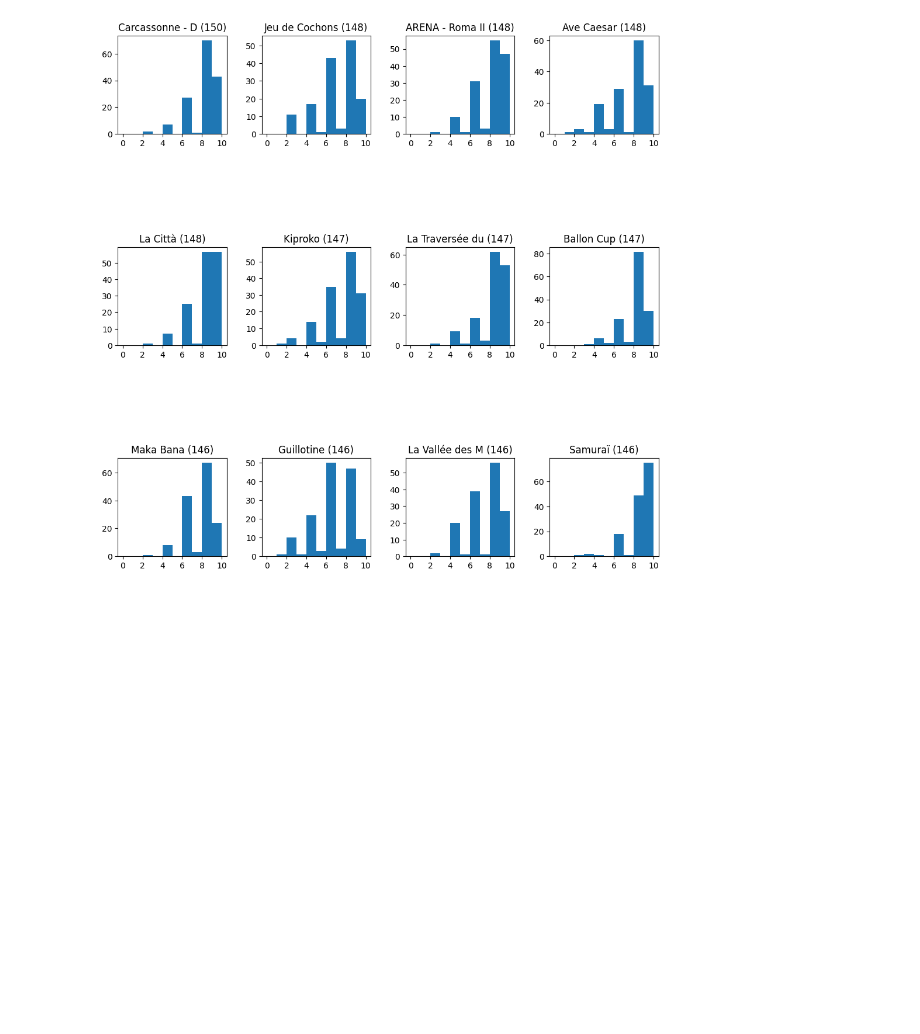
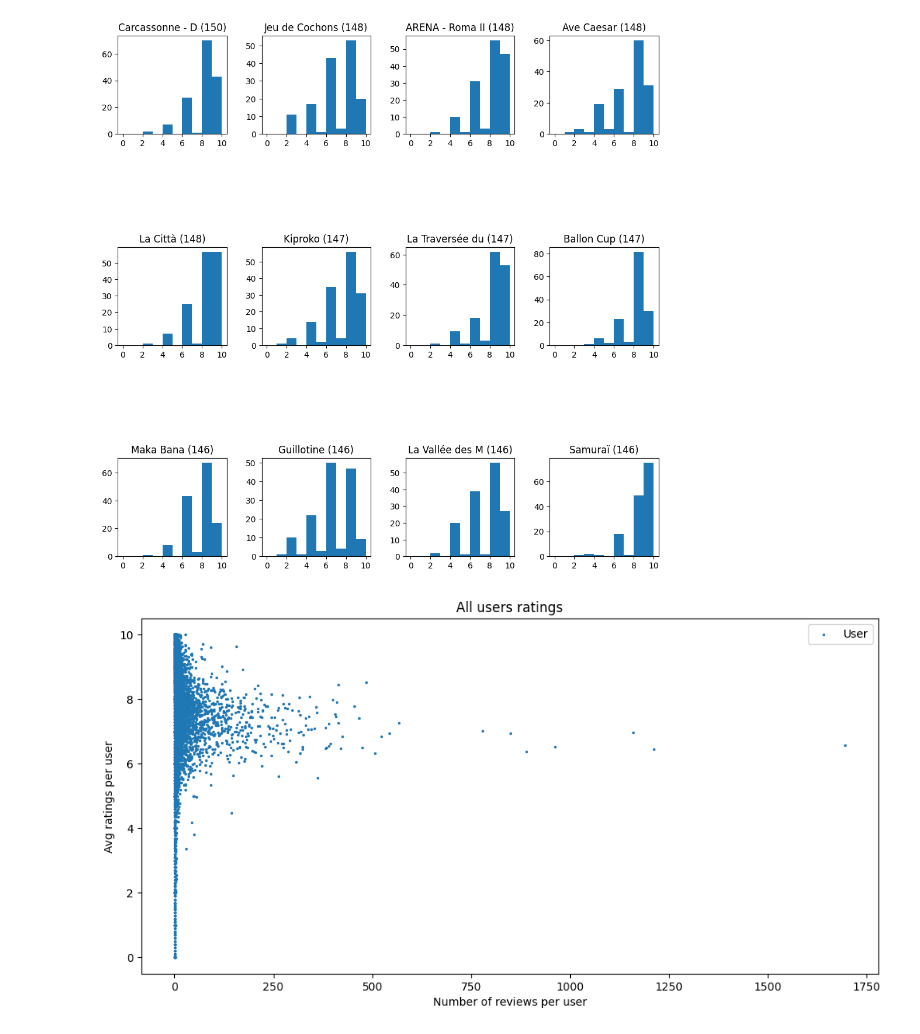
Before and after one commit to Franciline/Recommendation_system, a Jupyter notebook: data_visualization/avis.ipynb, the cells around one changed output. Saved outputs shown, nothing was run; the diff lists cells and outputs as text; code cells hidden in the pictures; blank space fills up the shorter version.

```diff
--- a/data_visualization/avis.ipynb
+++ b/data_visualization/avis.ipynb
@@ -185,3 +185,16 @@ for i in range(12):
 fig
 # %% [output]
 [figure]
+# %%
+# Users ratings analysis
+avis_clean.head()
+
+users_ratings = avis_clean[["Username", "Rating"]].groupby("Username").agg(count=("Rating","count"), mean=("Rating", "mean")).reset_index()
+fig.set_figheight(5)
+fig.clear()
+scatter_ratings(users_ratings["count"], users_ratings["mean"], fig.add_subplot(111),
+                x_label="Number of reviews per user", y_label="Avg ratings per user",
+                point_label="User", title="All users ratings")
+fig
+# %% [output]
+[figure, added]
```
Also changed, not shown: parts of 12 cells of this notebook.
